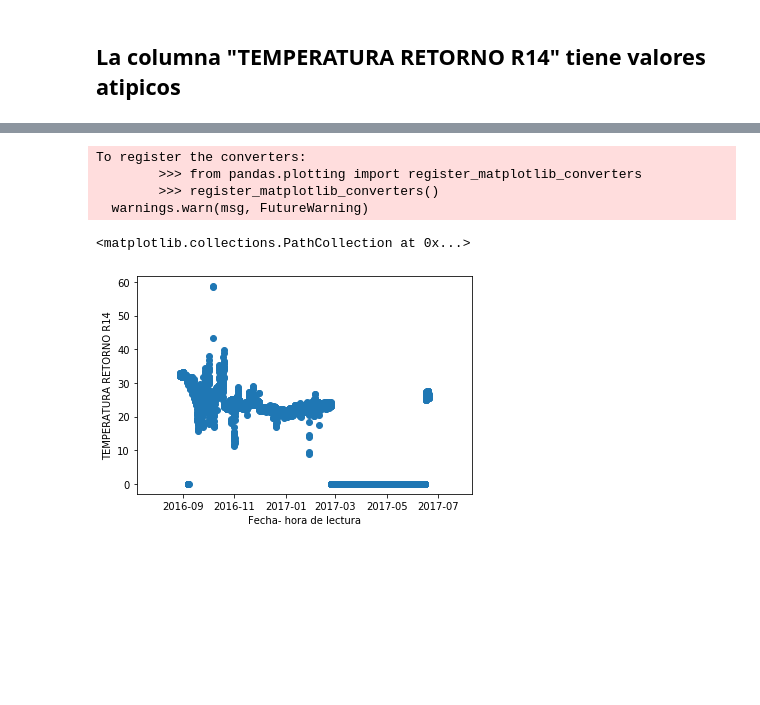
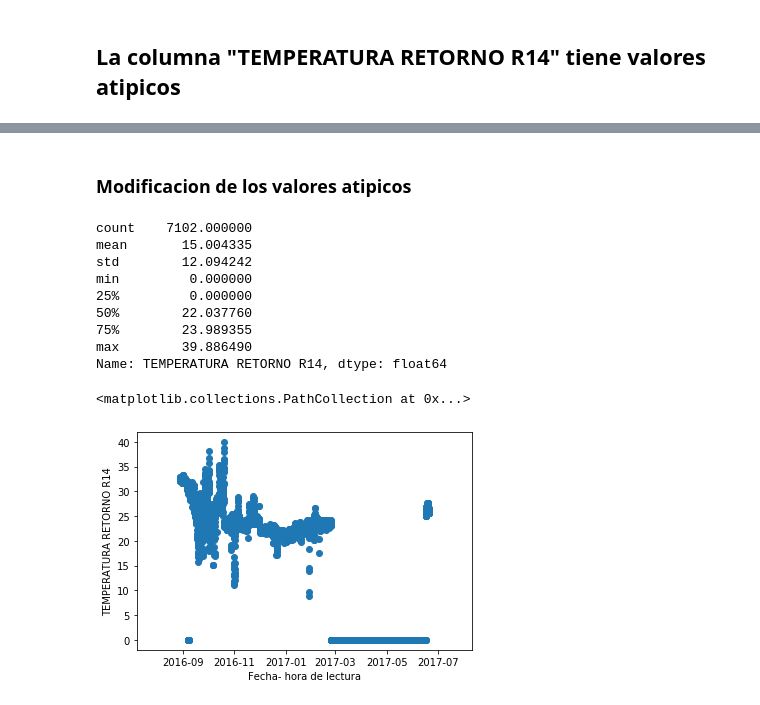
Before and after one commit to douglasag17/ML-SmartBuildings, a Jupyter notebook: PreparacionDeLosDatos/tem.ipynb, the cells around one changed output, grey strips where cells are left out. Drawn from its saved outputs; the diff is of its cells as text; code cells hidden in the pictures; blank space fills up the shorter version.

```diff
--- a/PreparacionDeLosDatos/tem.ipynb
+++ b/PreparacionDeLosDatos/tem.ipynb
@@ -93,13 +105,37 @@ ejeY = ejeY.to_numpy()
+# %% [markdown]
+### Modificacion de los valores atipicos
+# %%
+colR14 = data["TEMPERATURA RETORNO R14"]
+colR14 = colR14.to_numpy()
+
+for i in range(7102):
+    if colR14[i] > 40:
+        colR14[i] = 15.020601
+
+colR14df = pd.DataFrame(colR14)
+data['TEMPERATURA RETORNO R14'] = colR14df.values
+
+data["TEMPERATURA RETORNO R14"].describe()
+# %% [output]
+count    7102.000000
+mean       15.004335
+std        12.094242
+min         0.000000
+25%         0.000000
+50%        22.037760
+75%        23.989355
+max        39.886490
+Name: TEMPERATURA RETORNO R14, dtype: float64
 # %%
+ejeX = data["Fecha- hora de lectura"]
+ejeX = ejeX.to_numpy()
+ejeY = data["TEMPERATURA RETORNO R14"]
+ejeY = ejeY.to_numpy()
 x = ejeX
 y = ejeY
 plt.xlabel("Fecha- hora de lectura")
 plt.ylabel("TEMPERATURA RETORNO R14")
 plt.scatter(x, y)
 # %% [output]
-To register the converters:
-        >>> from pandas.plotting import register_matplotlib_converters
-        >>> register_matplotlib_converters()
-  warnings.warn(msg, FutureWarning)
+<matplotlib.collections.PathCollection at 0x...>
-<matplotlib.collections.PathCollection at 0x...>
-[figure, old version]
+[figure, new version]
```
Also changed, not shown: parts of 6 cells of this notebook, 1 other file.
